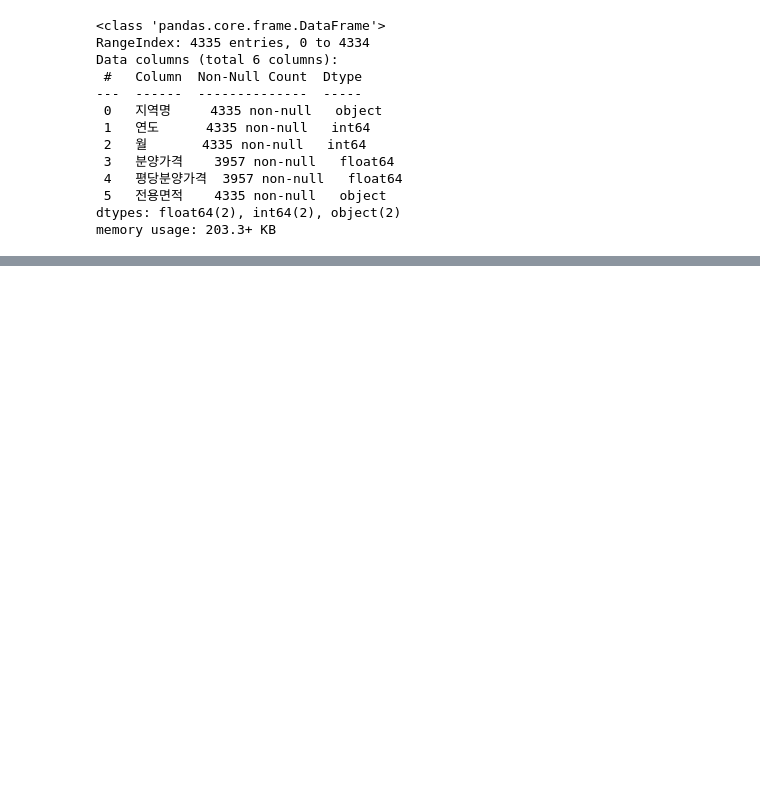
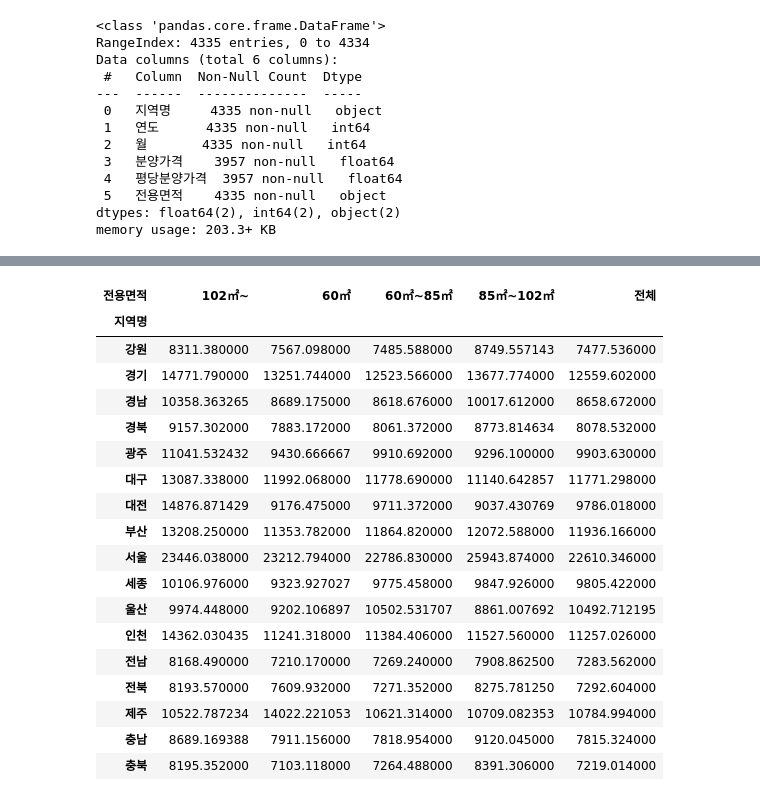
Before and after one commit to TacticalCoders/data-analysis, a Jupyter notebook: 01-apt-price.ipynb, the cells around one changed output, grey strips where cells are left out. Drawn from its saved outputs; the diff is of its cells as text; code cells hidden in the pictures; blank space fills up the shorter version.

```diff
--- a/01-apt-price.ipynb
+++ b/01-apt-price.ipynb
@@ -412,0 +531,22 @@ memory usage: 203.3+ KB
+# %%
+df_last.groupby(["지역명","전용면적"])["평당분양가격"].mean().unstack() # "전용면적"을 컬럼으로.
+# %% [output]
+| 전용면적 | 102㎡~ | 60㎡ | 60㎡~85㎡ | 85㎡~102㎡ | 전체 |
+| 지역명 |  |  |  |  |  |
+| 강원 | 8311.380000 | 7567.098000 | 7485.588000 | 8749.557143 | 7477.536000 |
+| 경기 | 14771.790000 | 13251.744000 | 12523.566000 | 13677.774000 | 12559.602000 |
+| 경남 | 10358.363265 | 8689.175000 | 8618.676000 | 10017.612000 | 8658.672000 |
+| 경북 | 9157.302000 | 7883.172000 | 8061.372000 | 8773.814634 | 8078.532000 |
+| 광주 | 11041.532432 | 9430.666667 | 9910.692000 | 9296.100000 | 9903.630000 |
+| 대구 | 13087.338000 | 11992.068000 | 11778.690000 | 11140.642857 | 11771.298000 |
+| 대전 | 14876.871429 | 9176.475000 | 9711.372000 | 9037.430769 | 9786.018000 |
+| 부산 | 13208.250000 | 11353.782000 | 11864.820000 | 12072.588000 | 11936.166000 |
+| 서울 | 23446.038000 | 23212.794000 | 22786.830000 | 25943.874000 | 22610.346000 |
+| 세종 | 10106.976000 | 9323.927027 | 9775.458000 | 9847.926000 | 9805.422000 |
+| 울산 | 9974.448000 | 9202.106897 | 10502.531707 | 8861.007692 | 10492.712195 |
+| 인천 | 14362.030435 | 11241.318000 | 11384.406000 | 11527.560000 | 11257.026000 |
+| 전남 | 8168.490000 | 7210.170000 | 7269.240000 | 7908.862500 | 7283.562000 |
+| 전북 | 8193.570000 | 7609.932000 | 7271.352000 | 8275.781250 | 7292.604000 |
+| 제주 | 10522.787234 | 14022.221053 | 10621.314000 | 10709.082353 | 10784.994000 |
+| 충남 | 8689.169388 | 7911.156000 | 7818.954000 | 9120.045000 | 7815.324000 |
+| 충북 | 8195.352000 | 7103.118000 | 7264.488000 | 8391.306000 | 7219.014000 |
```
Also changed, not shown: parts of 9 cells of this notebook.
